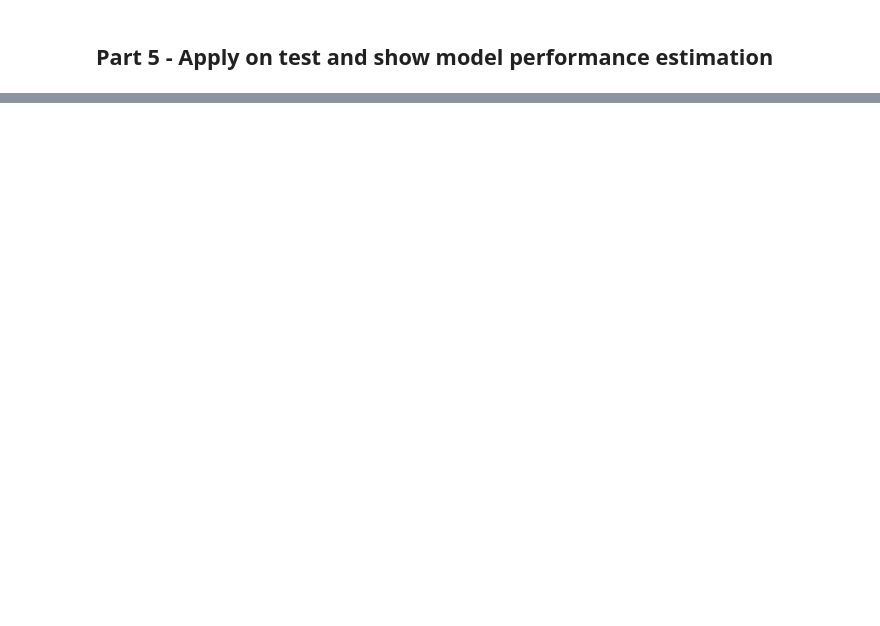
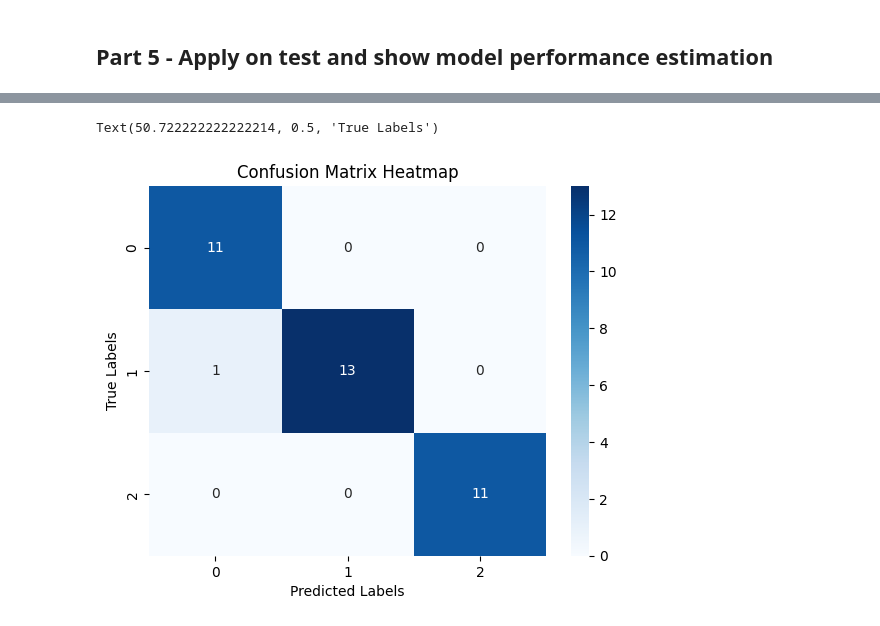
Before and after one commit to Romeore/wine-ml-classification, a Jupyter notebook: Assignment2_supervised_learning_flow.ipynb, the cells around one changed output, grey strips where cells are left out. Drawn from its saved outputs; the diff is of its cells as text; code cells hidden in the pictures; blank space fills up the shorter version.

```diff
--- a/Assignment2_supervised_learning_flow.ipynb
+++ b/Assignment2_supervised_learning_flow.ipynb
@@ -86,24 +148,28 @@ best_model_svc = grid_search_svc.best_estimator_
 # %%
+# Create RandomForest model pipeline with scaler and pca.
 pipeline_rf = Pipeline([
     ('scaler', scaler),
     ('pca', pca),
     ('model', RandomForestClassifier())
 ])
 
+# Set up the hyperparameter grid to tune our model
 param_grid_rf = {
     'model__n_estimators': [50, 100 , 150],
     'model__max_depth': [10, 20, 30],
-    'model__min_samples_split': [2, 5]
+    'model__min_samples_split': [2, 5, 10]
 }
 
+# Cross-validation
 grid_search_rf = GridSearchCV(
     estimator=pipeline_rf,
     param_grid=param_grid_rf,
     cv=5,
     scoring=scoring
 )
+
+# Apply the train data with Random Forest model pipeline and cross validation.
 grid_search_rf.fit(X_train, y_train)
 
 print("Best parameters for Random Forest:", grid_search_rf.best_params_)
 print(f"Best cross-validation score for Random Forest: {grid_search_rf.best_score_:.4f}")
-best_model_rf = grid_search_rf.best_estimator_
@@ -110,23 +179,29 @@ best_model_rf = grid_search_rf.best_estimator_
 # %%
+# Create KNN model pipeline with scaler and pca.
+
 pipeline_knn = Pipeline([
     ('scaler', scaler),
     ('pca', pca),
     ('model', KNeighborsClassifier())
 ])
 
+# Set up the hyperparameter grid to tune our model
 param_grid_knn = {
     'model__n_neighbors': [3, 5, 7],
-    'model__weights': ['uniform', 'distance']
+    'model__weights': ['uniform', 'distance'],
+    'model__p': [1, 2] # 1 is Manhattan distance, 2 is Euclidean distance.
 }
 
+# Cross-validation
 grid_search_knn = GridSearchCV(
     estimator=pipeline_knn,
     param_grid=param_grid_knn,
     cv=5,
     scoring=scoring
 )
+
+# Apply the train data with KNN model pipeline and cross validation.
 grid_search_knn.fit(X_train, y_train)
 
 print("Best parameters for KNN:", grid_search_knn.best_params_)
 print(f"Best cross-validation score for KNN: {grid_search_knn.best_score_:.4f}")
-best_model_knn = grid_search_knn.best_estimator_
@@ -133,19 +211,15 @@ best_model_knn = grid_search_knn.best_estimator_
 # %%
+# Find the best score model
 best_scores = {
     'Random Forest': grid_search_rf.best_score_,
     'Support Vector Classifier': grid_search_svc.best_score_,
     'K-Nearest Neighbors': grid_search_knn.best_score_
 }
 
+# Save the best model name (For our training phase)
 best_model_name = max(best_scores, key=best_scores.get)
+# Find the best score to print it
 best_score = best_scores[best_model_name]
 
 print(f"\nBest Overall Model: {best_model_name}")
 print(f"Best Cross-Validation Score: {best_score:.4f}")
-
-if best_model_name == 'Random Forest':
-    best_estimator = best_model_rf
-elif best_model_name == 'Support Vector Classifier':
-    best_estimator = best_model_svc
-else:
-    best_estimator = best_model_knn
@@ -169,12 +277,21 @@ best_estimator.fit(X_train, y_train)
 # %% [markdown]
 ## Part 5 - Apply on test and show model performance estimation
 # %%
-y_pred = best_estimator.predict(X_test_scaled)
+# Copy to never ruin our data.
+test_data_copy = test_data.copy()
+
+# Split the dataset into features and target variable.
+X_test = test_data_copy.drop(columns=["target"])
+y_test = test_data["target"]
+
+# Predict the outcome based on the test data.
+y_pred = best_estimator.predict(X_test)
 
 # Calculate and display the evaluation metrics
 f1_test = f1_score(y_test, y_pred, average='macro')
 accuracy_test = accuracy_score(y_test, y_pred)
 classification_rep_test = classification_report(y_test, y_pred)
+conf_mat = confusion_matrix(y_test, y_pred)
 
 print(f"F1-macro Score on Test Set: {f1_test}")
 print(f"Accuracy on Test Set: {accuracy_test}")
@@ -187,5 +304,4 @@ predictions_df = pd.DataFrame({
     'Predicted': y_pred
 }).head()
 
-
 print(predictions_df)
@@ -191,0 +329,8 @@ print(predictions_df)
+# %%
+sns.heatmap(conf_mat, annot=True, cmap='Blues')
+plt.title('Confusion Matrix Heatmap')
+plt.xlabel('Predicted Labels')
+plt.ylabel('True Labels')
+# %% [output]
+Text(50.722222222222214, 0.5, 'True Labels')
+[figure, added]
```
Also changed, not shown: parts of 14 cells of this notebook.
